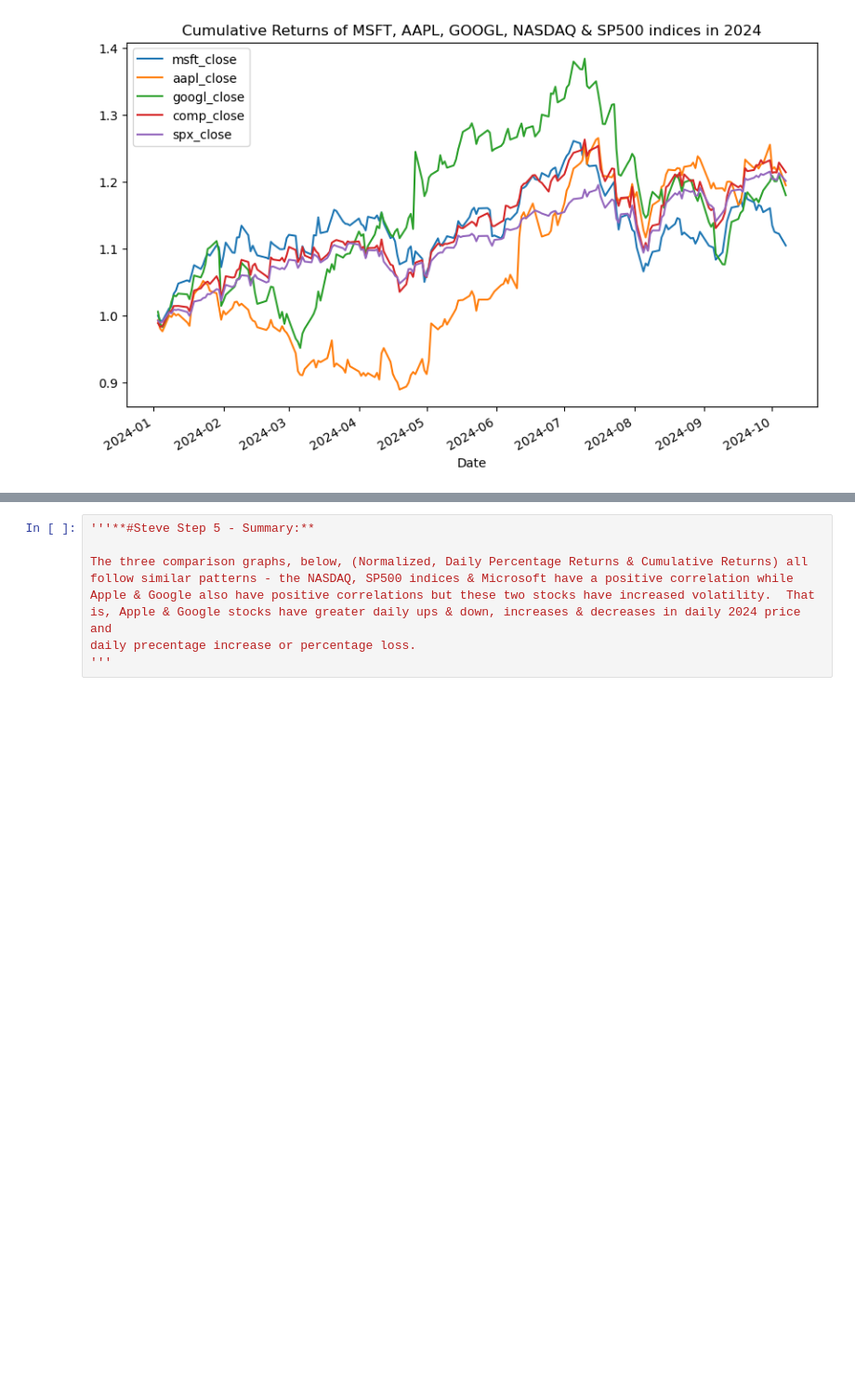
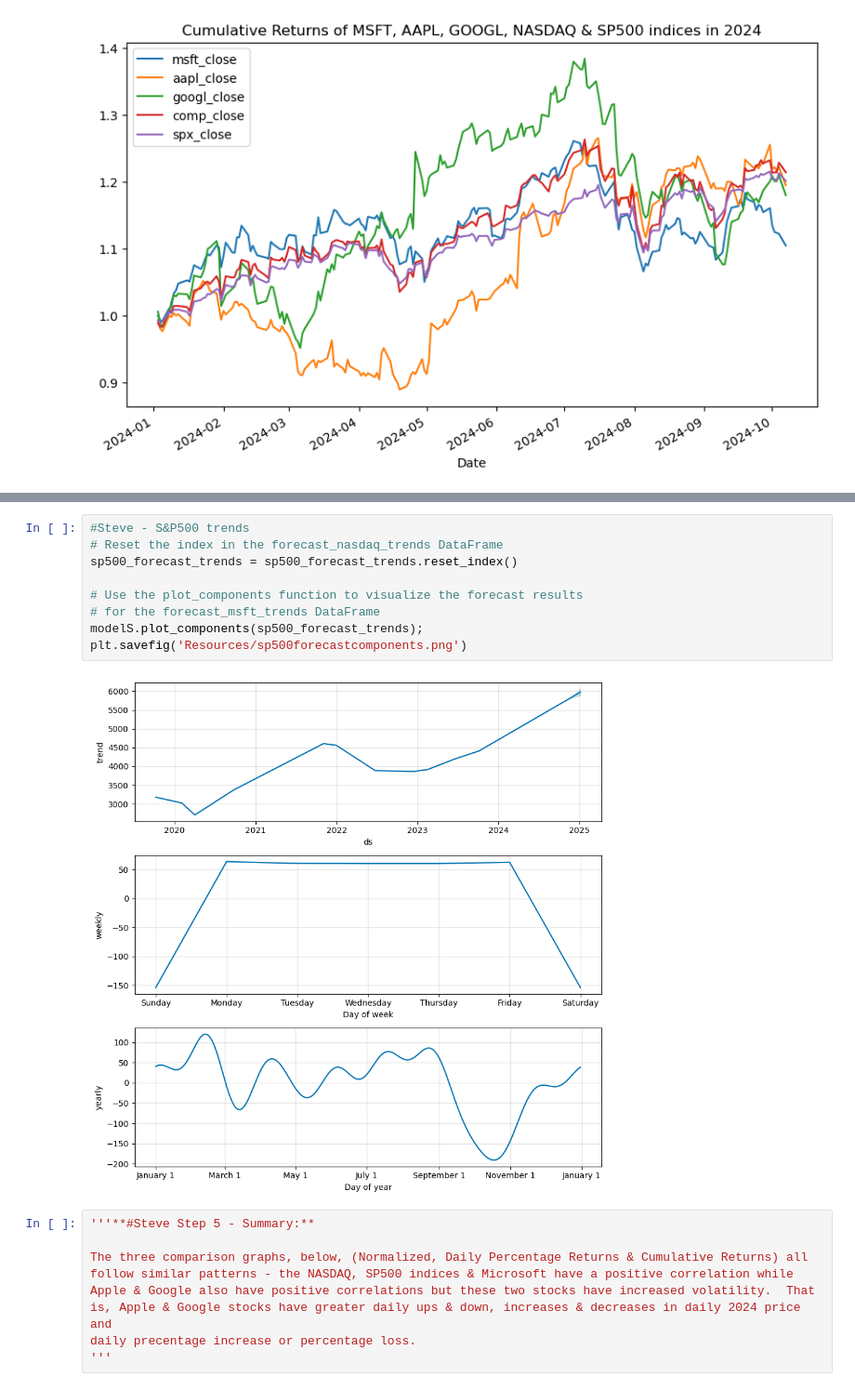
Before and after one commit to Pete1001/Tech_stock_analysis, a Jupyter notebook: Tech_stock_analysis.ipynb, the cells around one changed output, grey strips where cells are left out. Shown at 93% size. Cells and saved outputs as stored; diff of their text form; blank space fills up the shorter version.

```diff
--- a/Tech_stock_analysis.ipynb
+++ b/Tech_stock_analysis.ipynb
@@ -809,3 +888,14 @@ df_2024_cumulative_w_indicds = (1 + df_2024_returns_w_indices).cumprod()
+# %%
+#Steve - S&P500 trends
+# Reset the index in the forecast_nasdaq_trends DataFrame
+sp500_forecast_trends = sp500_forecast_trends.reset_index()
+
+# Use the plot_components function to visualize the forecast results
+# for the forecast_msft_trends DataFrame
+modelS.plot_components(sp500_forecast_trends);
+plt.savefig('Resources/sp500forecastcomponents.png')
+# %% [output]
+[figure, added]
 # %%
 '''**#Steve Step 5 - Summary:**
 
```
Also changed, not shown: parts of 13 cells of this notebook, 8 other files.
